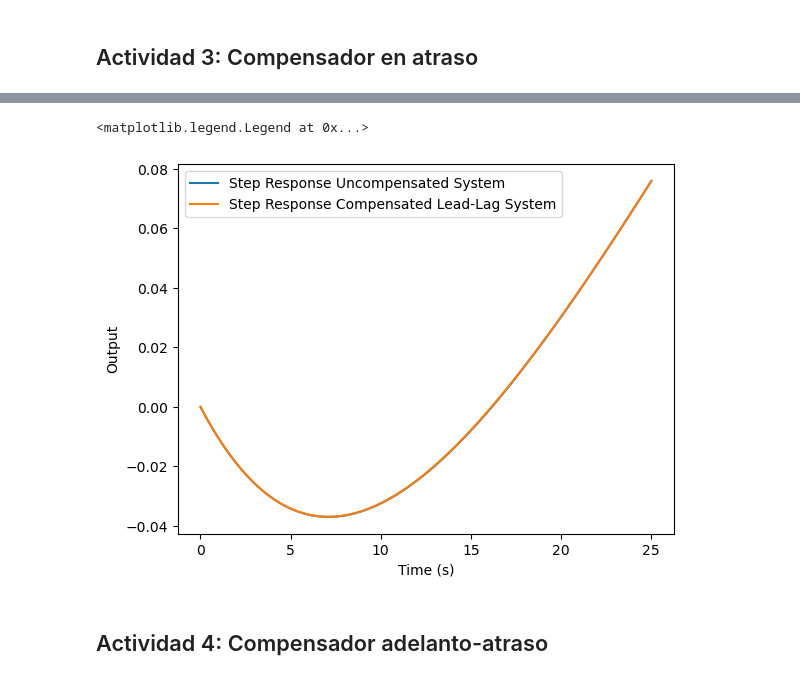
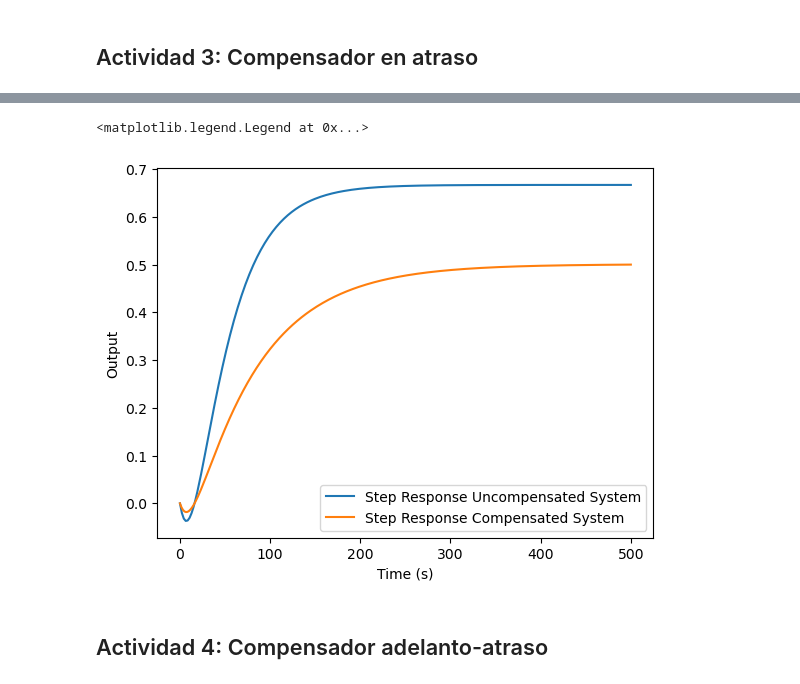
Before and after one commit to navalgoose4/SCL-2026I, a Jupyter notebook: TALLER_2_Compensadores/Taller_2_Solución.ipynb, the cells around one changed output, grey strips where cells are left out. Drawn from its saved outputs; the diff is of its cells as text; code cells hidden in the pictures.

```diff
--- a/TALLER_2_Compensadores/Taller_2_Solución.ipynb
+++ b/TALLER_2_Compensadores/Taller_2_Solución.ipynb
@@ -29,7 +29,9 @@ W = W_sin_tm * delay_tf
 #W = ct.tf([km],[tau ,1])
 # Generate Bode plot with margins
 mag, phase, omega = ct.bode_plot(W, plot=False, omega = [1e-4,1e2])
-
+phase1=phase
+omega1=omega
+mag1=mag
 # Calculate margins for annotation
 gm, pm, sm, gc = ct.margin(W)
 # Frecuencia de cruce de ganancia (para PM)
@@ -333,0 +259,10 @@ Outputs (1): ['y[0]']
+# %%
+# mag, phase, omega are 1D numpy arrays of the same length
+# phase in degrees, mag in dB (or linear), omega in rad/s
+PM_desired = 60 - 108.11 + 5   # your target phase margin in degrees
+
+# 1) Nearest‐neighbor approach
+idx = np.argmin(np.abs(np.abs(np.rad2deg(phase1)) - PM_desired))
+omega_at_PM  = omega1[idx]
+mag_at_PM    = 20*np.log10(mag1[idx])
+print(f"Nearest ω at PM={PM_desired}°: ω ≃ {omega_at_PM} rad/s,  mag ≃ {mag_at_PM:.3f}")
@@ -333,0 +275,7 @@ Outputs (1): ['y[0]']
+# %%
+wc=float(omega_at_PM)
+Mc=float(mag_at_PM)
+a=np.pow(10.0,(-Mc/20.0))
+T=10/(a*wc)
+Gc=ct.tf([a*T ,1],[T ,1])
+print(Gc)
@@ -390,17 +330,15 @@ Nueva ωgc: 0.01 rad/s
 # %%
-W_total = Clag * W
-
-T1, y = ct.step_response(ct.feedback(W,1), T = 25)
-T2, ytotal = ct.step_response(ct.feedback(W_total,1), T = 25)
+T1, y = ct.step_response(ct.feedback(W,1), T = 500)
+T2, ycomp = ct.step_response(ct.feedback(Wcomp,1), T = 500)
 
 plt.figure()
 plt.plot(T1,y,label = 'Step Response Uncompensated System')
-plt.plot(T2,ytotal,label = 'Step Response Compensated Lead-Lag System')
+plt.plot(T2,ycomp,label = 'Step Response Compensated System')
 plt.xlabel('Time (s)')
 plt.ylabel('Output')
 plt.legend()
 # %% [output]
 <matplotlib.legend.Legend at 0x...>
-[figure, old version]
+[figure, new version]
 # %% [markdown]
 ## Actividad 4: Compensador adelanto-atraso
```
Also changed, not shown: parts of 27 cells of this notebook.
